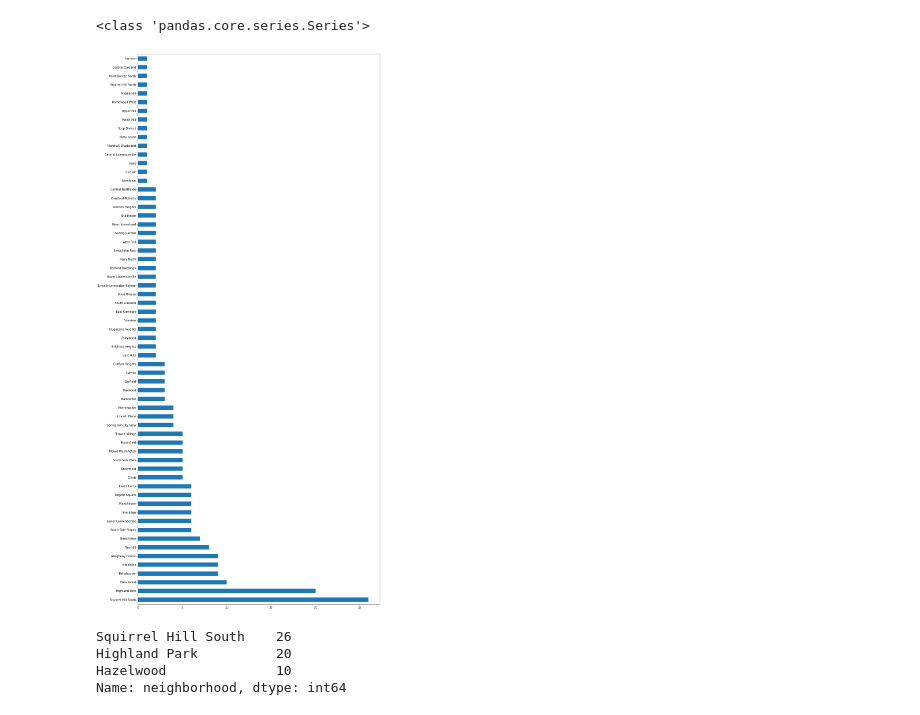
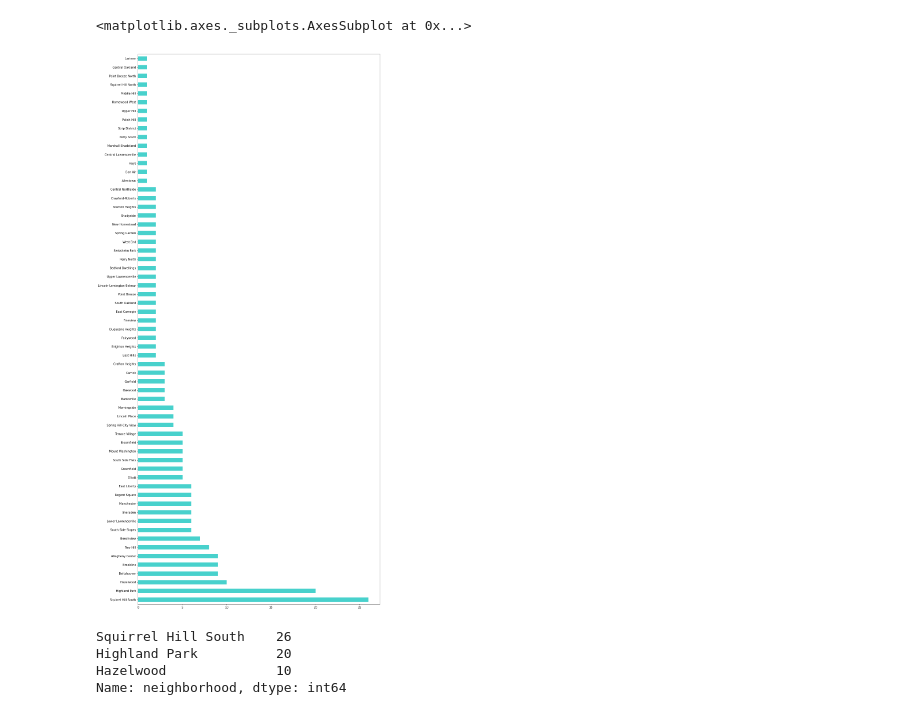
Before and after one commit to pauldoherty4/Pes-Final-Project, a Jupyter notebook: Final-File.ipynb, the cells around one changed output. Drawn from its saved outputs; the diff is of its cells as text; code cells hidden in the pictures.

```diff
--- a/Final-File.ipynb
+++ b/Final-File.ipynb
@@ -25,10 +25,10 @@ y.plot(kind='bar', rot=0, figsize=(15,20))
 # %%
 Parks = df['neighborhood'].value_counts().sort_values(ascending = False)
 # %%
-Parks.plot(kind='barh', rot=0, figsize=(15,35))
+Parks.plot(kind='barh', rot=0, figsize=(15,35), color = 'mediumturquoise')
 # %% [output]
-<class 'pandas.core.series.Series'>
+<matplotlib.axes._subplots.AxesSubplot at 0x...>
-[figure, old version]
+[figure, new version]
 # %%
 Parks.head(3)
 # %% [output]
```
Also changed, not shown: parts of 2 cells of this notebook.
